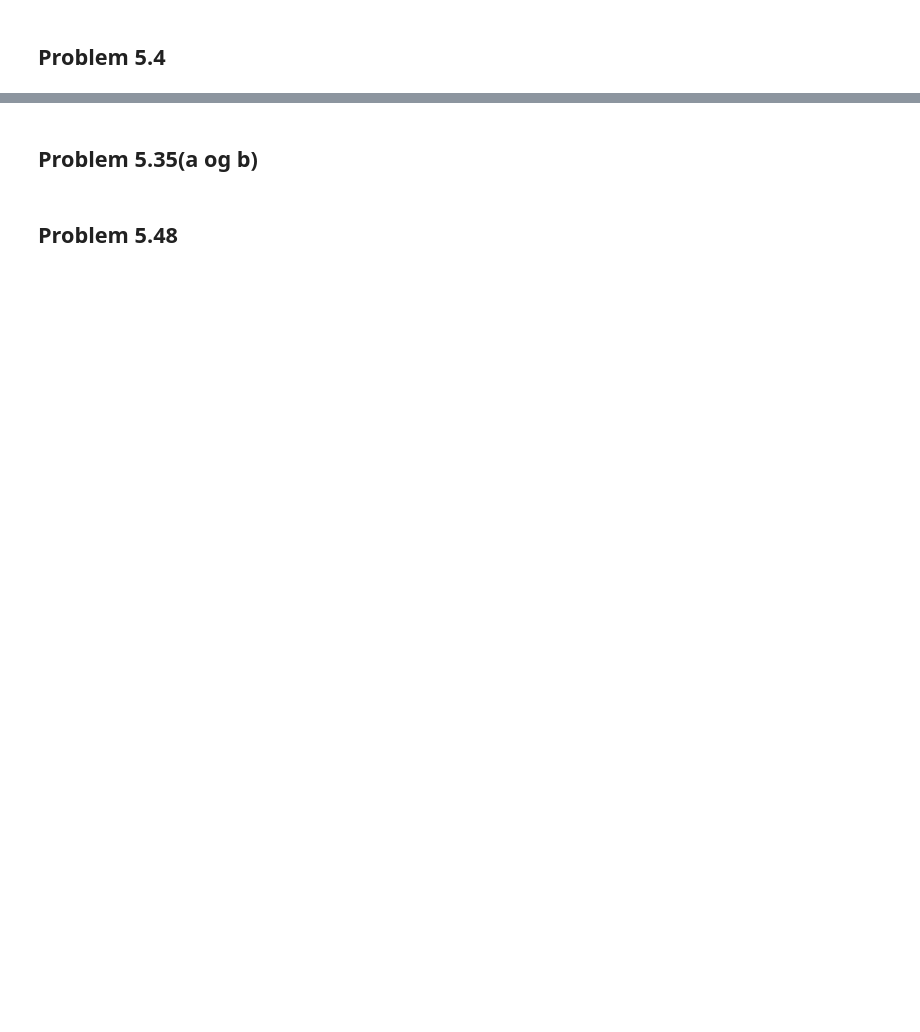
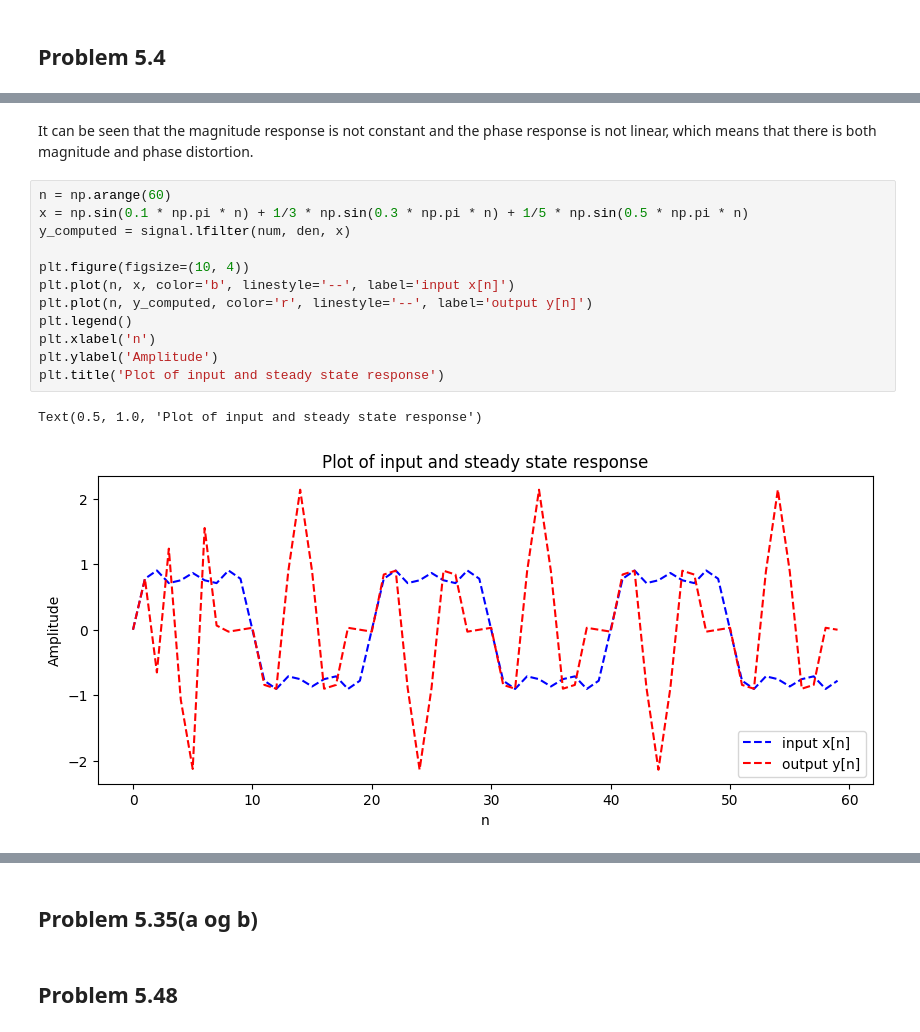
Before and after one commit to Khanrik/UniFolder, a Jupyter notebook: 4. Semester/Diskret-tids signalbehandling/TØ/Uge 6/Uge 6.ipynb, the cells around one changed output, grey strips where cells are left out. Drawn from its saved outputs; the diff is of its cells as text; blank space fills up the shorter version.

```diff
--- a/4. Semester/Diskret-tids signalbehandling/TØ/Uge 6/Uge 6.ipynb
+++ b/4. Semester/Diskret-tids signalbehandling/TØ/Uge 6/Uge 6.ipynb
@@ -88,0 +154,17 @@ yn = signal.lfilter()
+# %% [markdown]
+It can be seen that the magnitude response is not constant and the phase response is not linear, which means that there is both magnitude and phase distortion.
+# %%
+n = np.arange(60)
+x = np.sin(0.1 * np.pi * n) + 1/3 * np.sin(0.3 * np.pi * n) + 1/5 * np.sin(0.5 * np.pi * n)
+y_computed = signal.lfilter(num, den, x)
+
+plt.figure(figsize=(10, 4))
+plt.plot(n, x, color='b', linestyle='--', label='input x[n]')
+plt.plot(n, y_computed, color='r', linestyle='--', label='output y[n]')
+plt.legend()
+plt.xlabel('n')
+plt.ylabel('Amplitude')
+plt.title('Plot of input and steady state response')
+# %% [output]
+Text(0.5, 1.0, 'Plot of input and steady state response')
+[figure, added]
```
Also changed, not shown: parts of 26 cells of this notebook.
